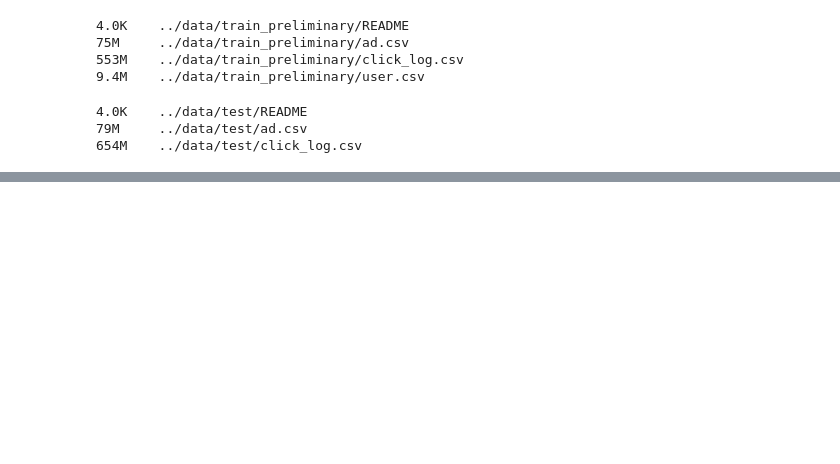
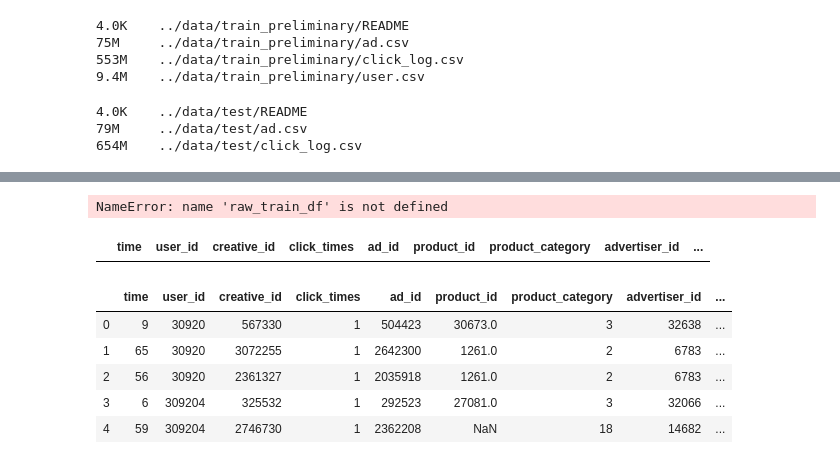
Before and after one commit to DevinWang23/tencent_2020_ad_competition, a Jupyter notebook: jupyter_notebook/data_reformat.ipynb, the cells around one changed output, grey strips where cells are left out. Cells and saved outputs as stored; diff of their text form; code cells hidden in the pictures; blank space fills up the shorter version.

```diff
--- a/jupyter_notebook/data_reformat.ipynb
+++ b/jupyter_notebook/data_reformat.ipynb
@@ -93,0 +275,2 @@ array(['\\N', '34647', '59', ..., '24110', '34304', '23899'], dtype=object)
+# %%
+train_user_df['y'] = train_user_df['y'].apply(lambda x : reverse_label_map_dict[x])
@@ -93,0 +288,17 @@ array(['\\N', '34647', '59', ..., '24110', '34304', '23899'], dtype=object)
+# %%
+# merge train dfs
+raw_train_df = train_click_log_df.merge(train_ad_df,how='left',on='creative_id')
+# %%
+raw_train_df = raw_train_df.merge(train_user_df,how='left',on='user_id')
+# %%
+raw_train_df.head()
+# %% [output]
+NameError: name 'raw_train_df' is not defined
+# %%
+mask = raw_train_df['industry']==None
+raw_train_df[mask]
+# %% [output]
+|  | time | user_id | creative_id | click_times | ad_id | product_id | product_category | advertiser_id | ... |
+# %%
+# generate label by combining age + gender * 10
+raw_train_df['y'] = raw_train_df['gender'] * 10 + raw_train_df['age']
@@ -93,0 +307,9 @@ array(['\\N', '34647', '59', ..., '24110', '34304', '23899'], dtype=object)
+# %%
+raw_train_df.head()
+# %% [output]
+|  | time | user_id | creative_id | click_times | ad_id | product_id | product_category | advertiser_id | ... |
+| 0 | 9 | 30920 | 567330 | 1 | 504423 | 30673.0 | 3 | 32638 | ... |
+| 1 | 65 | 30920 | 3072255 | 1 | 2642300 | 1261.0 | 2 | 6783 | ... |
+| 2 | 56 | 30920 | 2361327 | 1 | 2035918 | 1261.0 | 2 | 6783 | ... |
+| 3 | 6 | 309204 | 325532 | 1 | 292523 | 27081.0 | 3 | 32066 | ... |
+| 4 | 59 | 309204 | 2746730 | 1 | 2362208 | NaN | 18 | 14682 | ... |
```
Also changed, not shown: parts of 46 cells of this notebook, 11 other files.
